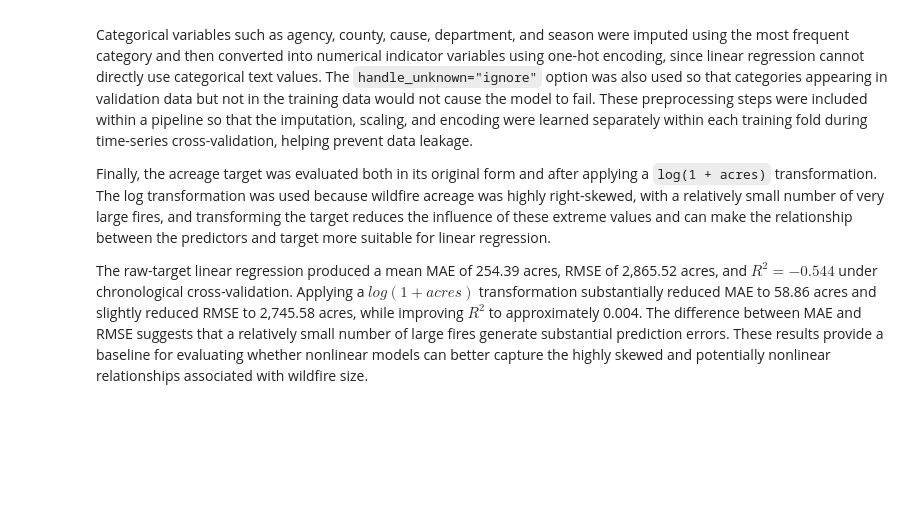
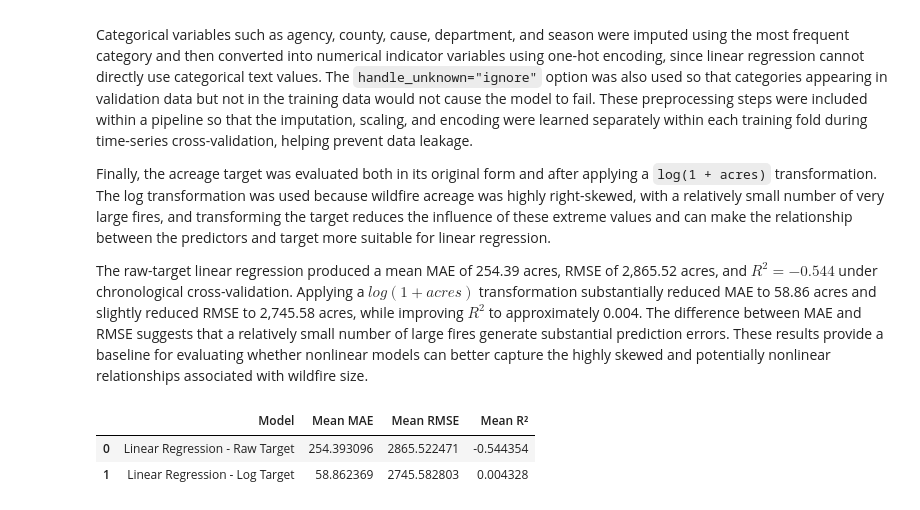
Before and after one commit to HAP-15/Data-Science-Capstone-Project-Wildfire-Prediction, a Jupyter notebook: Improved_Baseline_Modeling.ipynb, the cells around one changed output. Drawn from its saved outputs; the diff is of its cells as text; code cells hidden in the pictures; blank space fills up the shorter version.

Commit message:
added baseline modeling notebooks.

```diff
--- a/Improved_Baseline_Modeling.ipynb
+++ b/Improved_Baseline_Modeling.ipynb
@@ -272,0 +307,36 @@ for train_idx, test_idx in tscv.split(X):
+# %%
+from sklearn.compose import TransformedTargetRegressor
+from sklearn.metrics import mean_absolute_error, mean_squared_error, r2_score
+
+# Wrap the linear model with log1p and expm1 transformations
+log_linear_model = TransformedTargetRegressor(
+    regressor=linear_model,
+    func=np.log1p,
+    inverse_func=np.expm1
+)
+
+log_mae = []
+log_rmse = []
+log_r2 = []
+
+for train_idx, test_idx in tscv.split(X):
+    X_train, X_test = X.iloc[train_idx], X.iloc[test_idx]
+    y_train, y_test_true = y.iloc[train_idx].values, y.iloc[test_idx].values
+
+    # Fit handles log transformation internally
+    log_linear_model.fit(X_train, y_train)
+
+    # Predict automatically returns values back on original acre scale
+    y_pred = log_linear_model.predict(X_test)
+    y_pred = np.maximum(y_pred, 0)
+
+    # Evaluate against true acreage
+    log_mae.append(mean_absolute_error(y_test_true, y_pred))
+    log_rmse.append(np.sqrt(mean_squared_error(y_test_true, y_pred)))
+    log_r2.append(r2_score(y_test_true, y_pred))
+
+print("Log-Transformed Target Linear Regression (TransformedTargetRegressor)")
+print("--------------------------------------------------")
+print("Mean MAE:", np.mean(log_mae))
+print("Mean RMSE:", np.mean(log_rmse))
+print("Mean R²:", np.mean(log_r2))
@@ -416,3 +604,9 @@ Categorical variables such as agency, county, cause, department, and season were
 Finally, the acreage target was evaluated both in its original form and after applying a `log(1 + acres)` transformation. The log transformation was used because wildfire acreage was highly right-skewed, with a relatively small number of very large fires, and transforming the target reduces the influence of these extreme values and can make the relationship between the predictors and target more suitable for linear regression.
 
 The raw-target linear regression produced a mean MAE of 254.39 acres, RMSE of 2,865.52 acres, and $R^2=-0.544$ under chronological cross-validation. Applying a $log(1+acres)$ transformation substantially reduced MAE to 58.86 acres and slightly reduced RMSE to 2,745.58 acres, while improving $R^2$ to approximately 0.004. The difference between MAE and RMSE suggests that a relatively small number of large fires generate substantial prediction errors. These results provide a baseline for evaluating whether nonlinear models can better capture the highly skewed and potentially nonlinear relationships associated with wildfire size.
+# %%
+results_table
+# %% [output]
+|  | Model | Mean MAE | Mean RMSE | Mean R² |
+| 0 | Linear Regression - Raw Target | 254.393096 | 2865.522471 | -0.544354 |
+| 1 | Linear Regression - Log Target | 58.862369 | 2745.582803 | 0.004328 |
```
Also changed, not shown: parts of 8 cells of this notebook, 1 other file.
